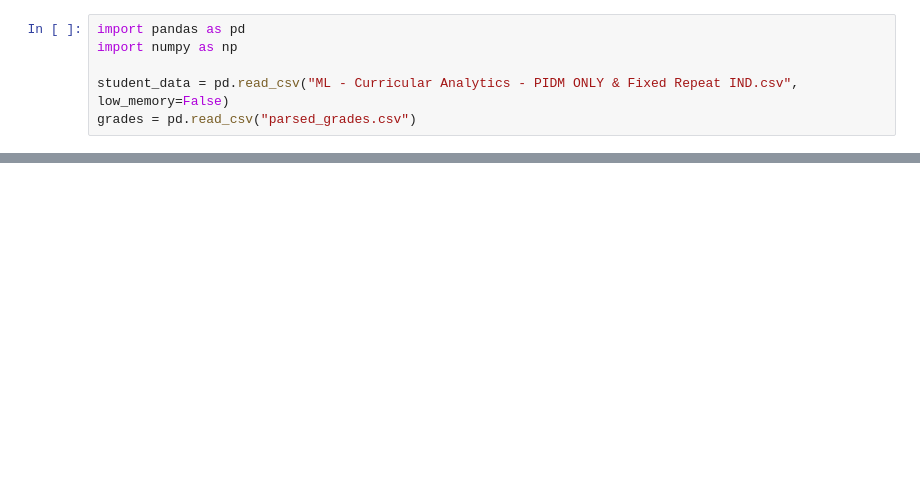
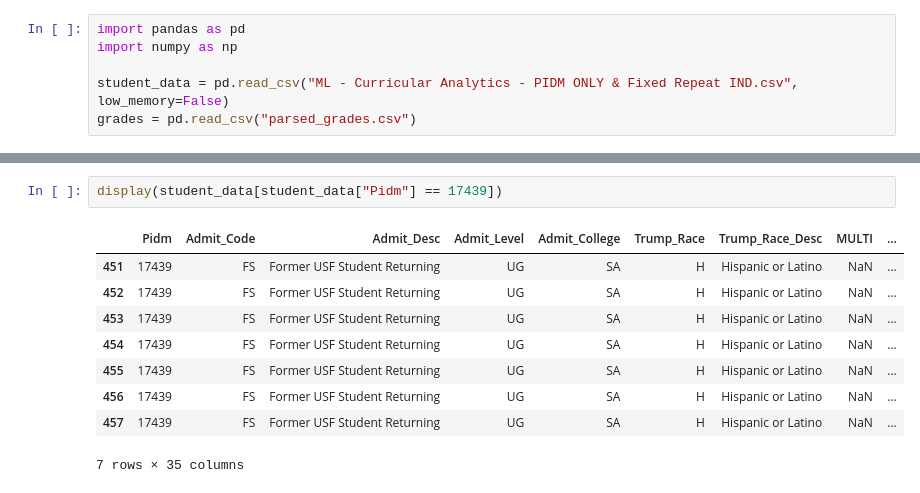
Before and after one commit to ArtKrutsko/CIS4915, a Jupyter notebook: new-table.ipynb, the cells around one changed output, grey strips where cells are left out. Cells and saved outputs as stored; diff of their text form; blank space fills up the shorter version.

```diff
--- a/new-table.ipynb
+++ b/new-table.ipynb
@@ -29,2 +43,14 @@ student_data.head()
+# %%
+display(student_data[student_data["Pidm"] == 17439])
+# %% [output]
+|  | Pidm | Admit_Code | Admit_Desc | Admit_Level | Admit_College | Trump_Race | Trump_Race_Desc | MULTI | ... |
+| 451 | 17439 | FS | Former USF Student Returning | UG | SA | H | Hispanic or Latino | NaN | ... |
+| 452 | 17439 | FS | Former USF Student Returning | UG | SA | H | Hispanic or Latino | NaN | ... |
+| 453 | 17439 | FS | Former USF Student Returning | UG | SA | H | Hispanic or Latino | NaN | ... |
+| 454 | 17439 | FS | Former USF Student Returning | UG | SA | H | Hispanic or Latino | NaN | ... |
+| 455 | 17439 | FS | Former USF Student Returning | UG | SA | H | Hispanic or Latino | NaN | ... |
+| 456 | 17439 | FS | Former USF Student Returning | UG | SA | H | Hispanic or Latino | NaN | ... |
+| 457 | 17439 | FS | Former USF Student Returning | UG | SA | H | Hispanic or Latino | NaN | ... |
+7 rows × 35 columns
 # %%
 #Final and Semester GPAs (Assuming all classes are equal credits)
```
Also changed, not shown: parts of 13 cells of this notebook, 1 other file.
